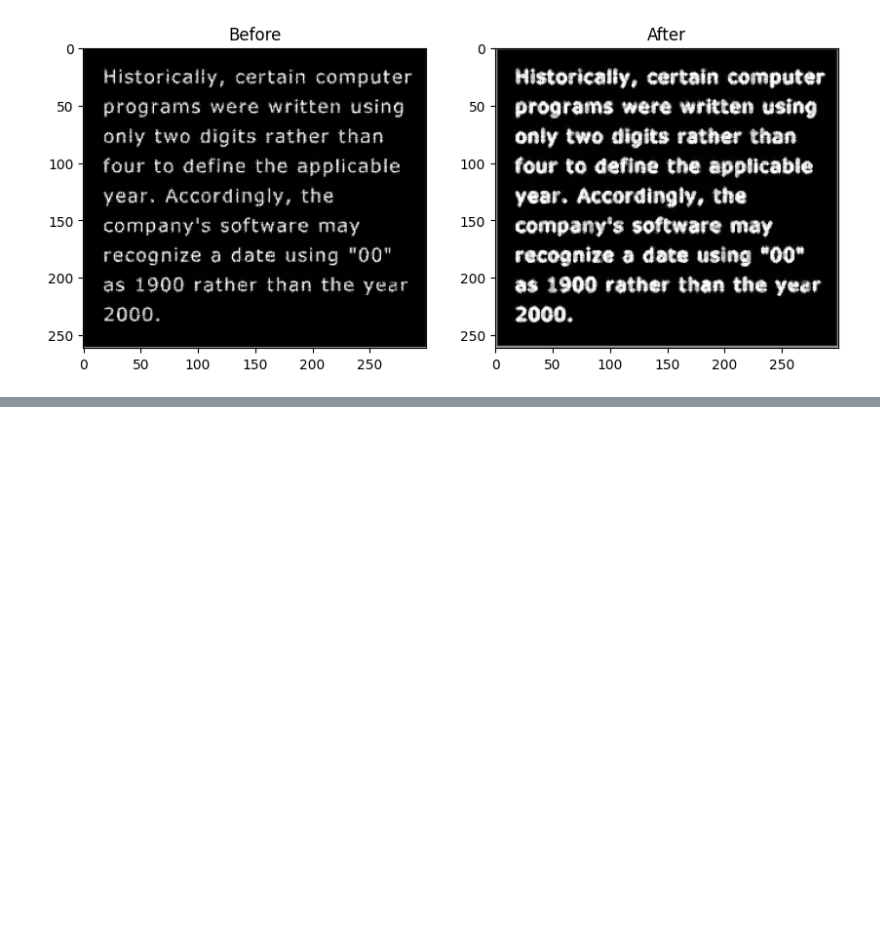
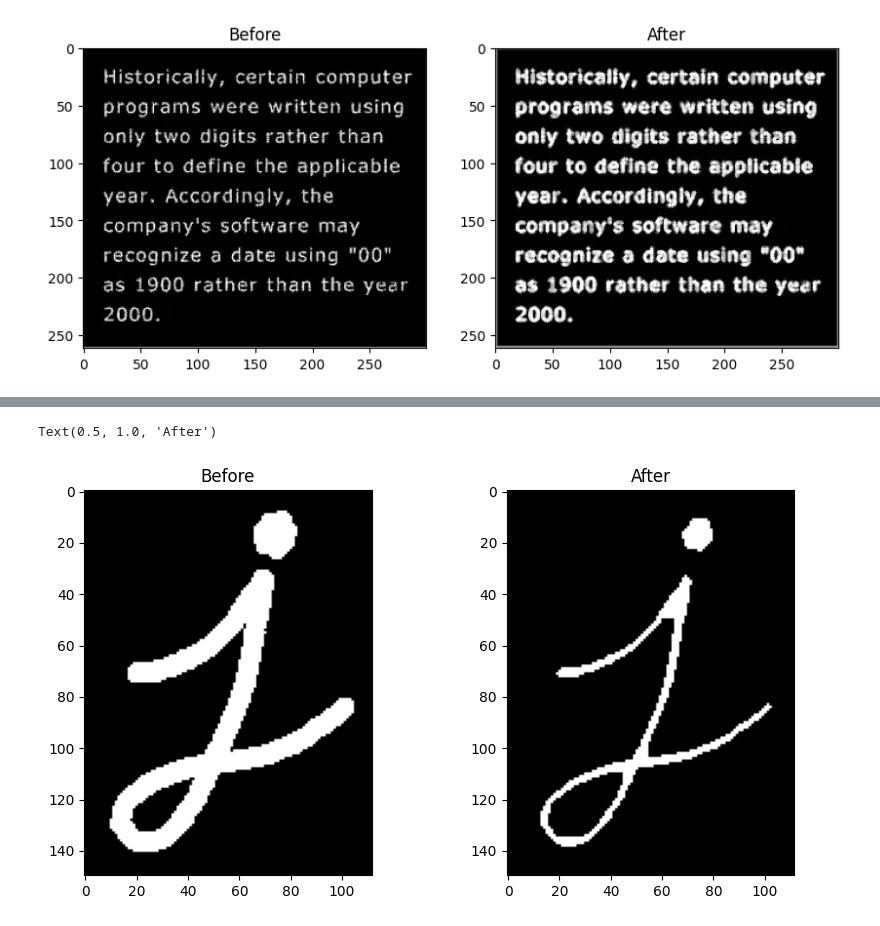
Before and after one commit to AsadillahRamadhan/PCVK, a Jupyter notebook: Pertemuan9.ipynb, the cells around one changed output, grey strips where cells are left out. Cells and saved outputs as stored; diff of their text form; code cells hidden in the pictures; blank space fills up the shorter version.

```diff
--- a/Pertemuan9.ipynb
+++ b/Pertemuan9.ipynb
@@ -69,0 +93,18 @@ plt.show()
+# %%
+# 6 (Erosi dengan Library)
+img_6 = cv.imread('/content/drive/MyDrive/Pengolahan Citra dan Komputer Vision/Images/j.png', cv.IMREAD_GRAYSCALE)
+erode_6 = np.zeros(img_6.shape, img_6.dtype)
+se = np.ones((5, 5), dtype=np.uint8)
+
+erode_6 = cv.erode(img_6, se)
+
+plt.figure(figsize=(10, 5))
+plt.subplot(1, 2, 1)
+plt.imshow(img_6, cmap='gray')
+plt.title('Before')
+plt.subplot(1, 2, 2)
+plt.imshow(erode_6, cmap='gray')
+plt.title('After')
+# %% [output]
+Text(0.5, 1.0, 'After')
+[figure, added]
```
Also changed, not shown: parts of 11 cells of this notebook.
